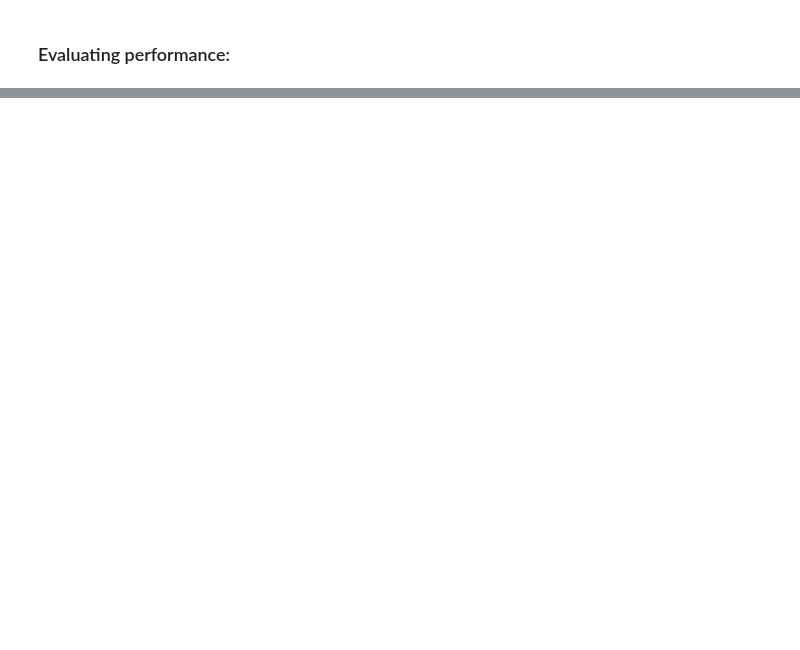
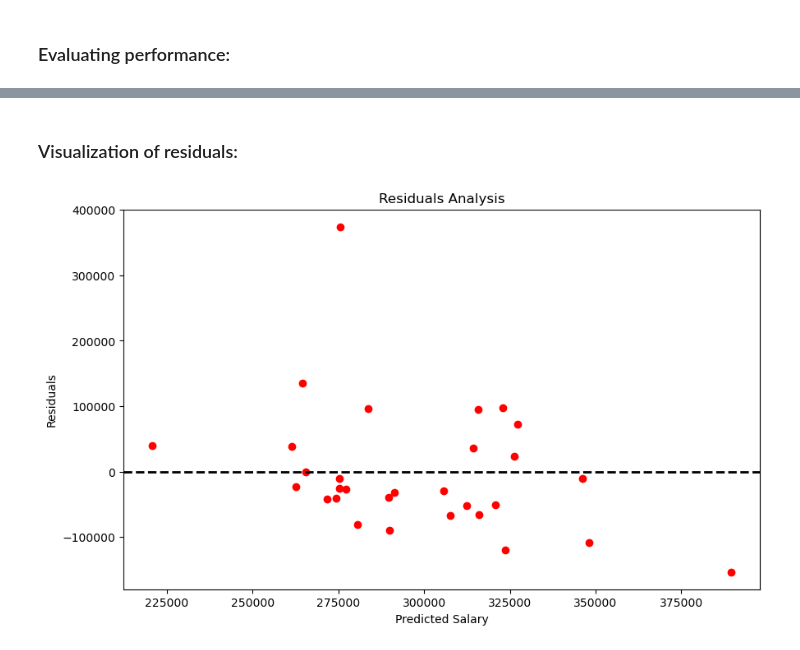
Before and after one commit to S1036942/GRA4157_PROJECT, a Jupyter notebook: Project_2/johans_test.ipynb, the cells around one changed output, grey strips where cells are left out. Cells and saved outputs as stored; diff of their text form; code cells hidden in the pictures; blank space fills up the shorter version.

```diff
--- a/Project_2/johans_test.ipynb
+++ b/Project_2/johans_test.ipynb
@@ -138,0 +227,13 @@ ValueError: Classification metrics can't handle a mix of multiclass and continuo
+# %% [markdown]
+### Visualization of residuals:
+# %%
+residuals = y_test - y_pred
+plt.figure(figsize=(10, 6))
+plt.scatter(y_pred, residuals, color='red')
+plt.axhline(y=0, color='black', linestyle='--', linewidth=2)
+plt.xlabel('Predicted Salary')
+plt.ylabel('Residuals')
+plt.title('Residuals Analysis')
+plt.show()
+# %% [output]
+[figure, added]
```
Also changed, not shown: parts of 23 cells of this notebook, 3 other files.
